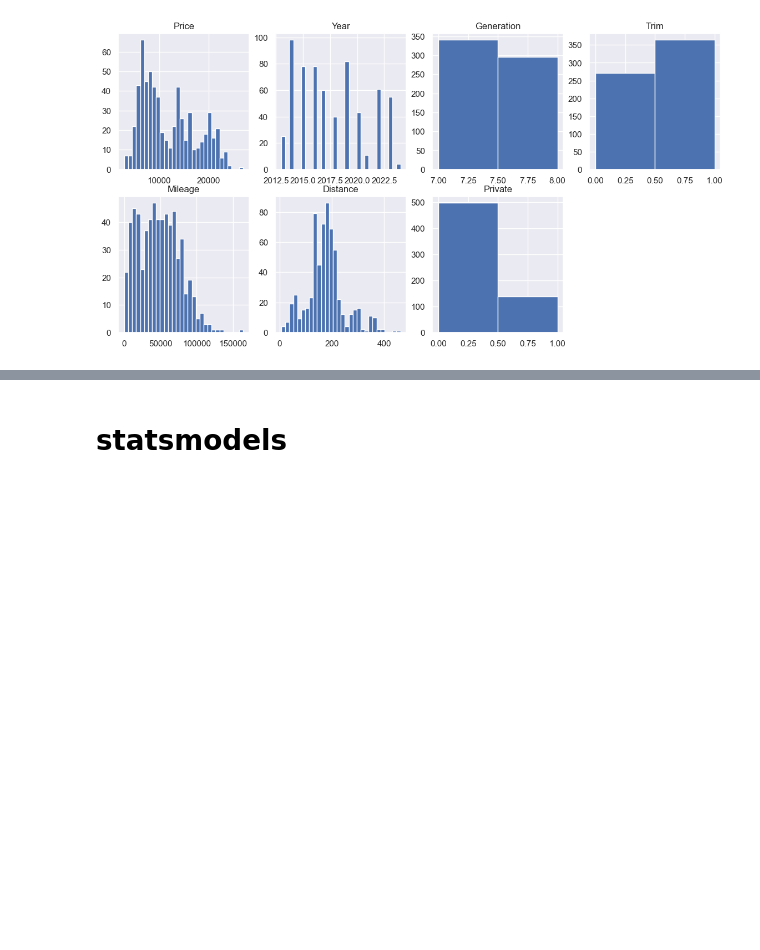
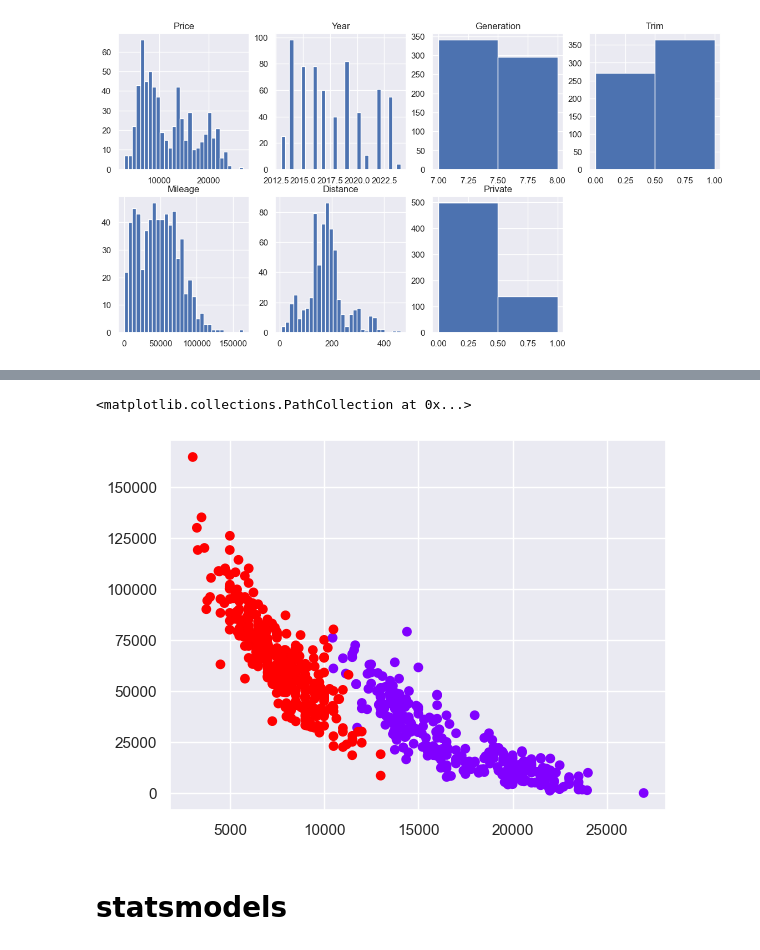
Before and after one commit to jamesdeluk/data-projects, a Jupyter notebook: st.ipynb, the cells around one changed output, grey strips where cells are left out. Drawn from its saved outputs; the diff is of its cells as text; code cells hidden in the pictures; blank space fills up the shorter version.

```diff
--- a/st.ipynb
+++ b/st.ipynb
@@ -142,3 +161,10 @@ plt.show()
+# %%
+kmeans = KMeans(2)
+clusters = kmeans.fit_predict(data_scaled)
+plt.scatter(data['Price'], data['Mileage'], c=clusters, cmap='rainbow')
+# %% [output]
+<matplotlib.collections.PathCollection at 0x...>
+[figure, added]
 # %% [markdown]
 # statsmodels
 # %% [markdown]
```
Also changed, not shown: parts of 4 cells of this notebook.
